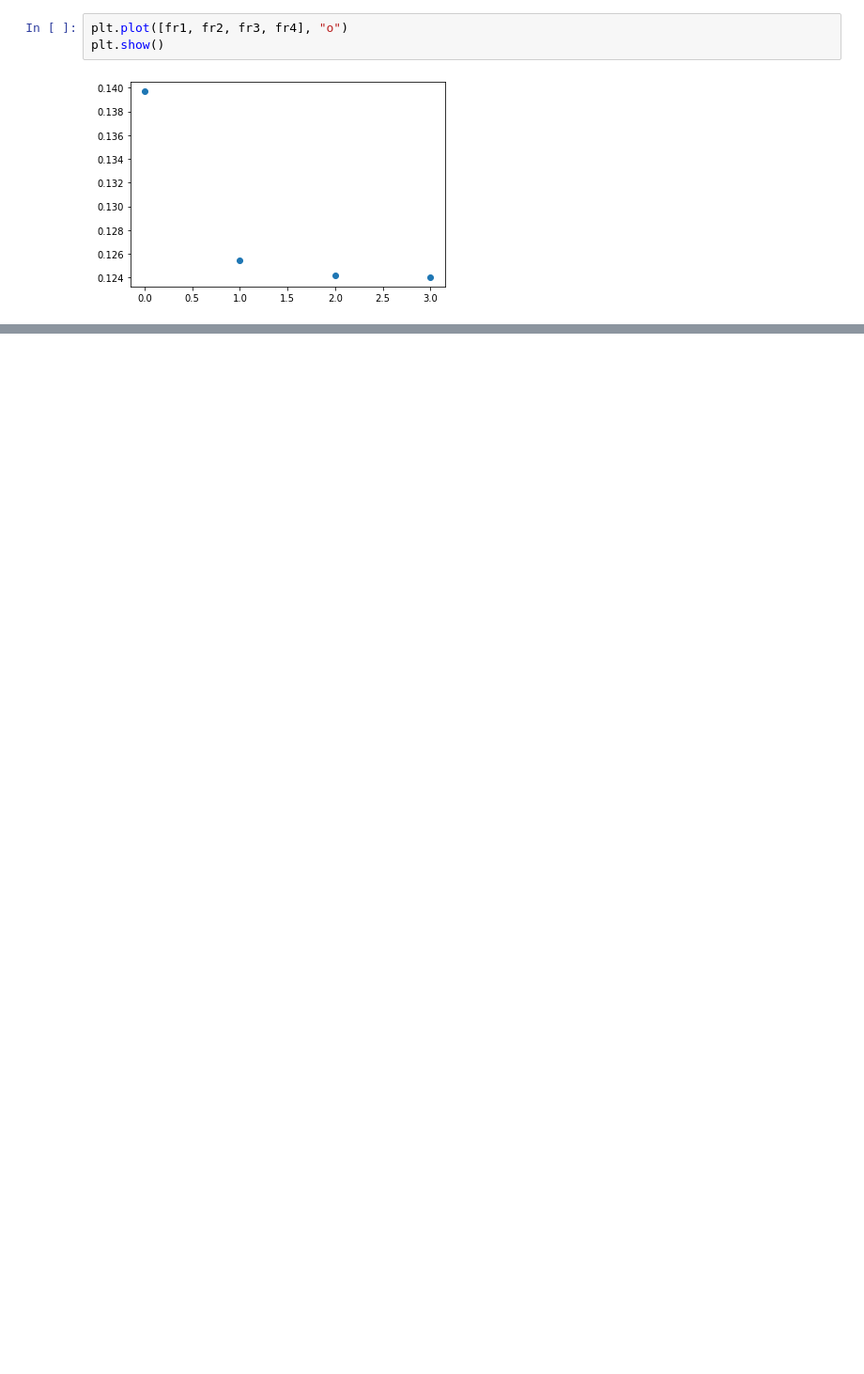
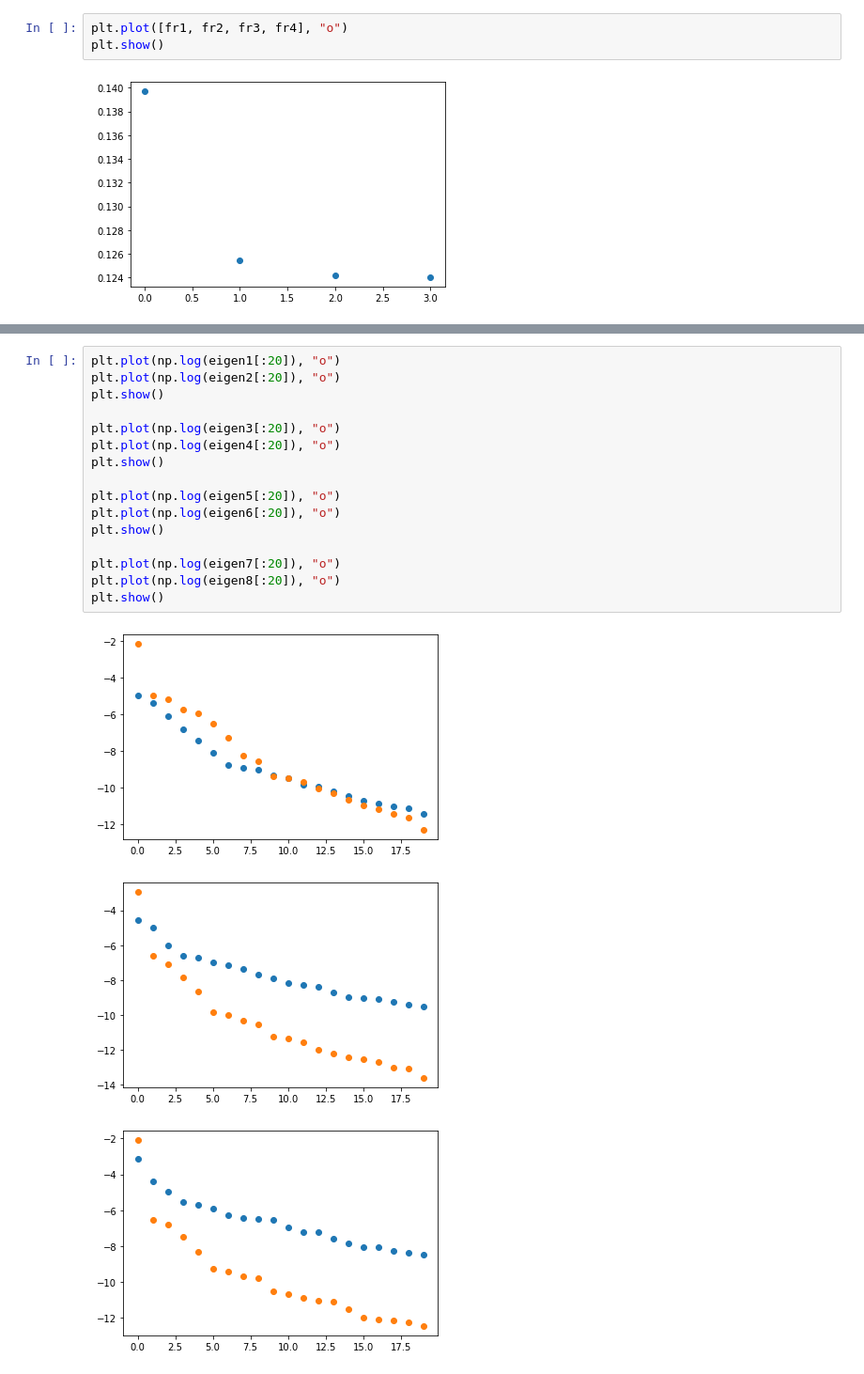
Before and after one commit to KristianWold/Thesis, a Jupyter notebook: notebooks/analysis/Fisher Information Matrix.ipynb, the cells around one changed output, grey strips where cells are left out. Shown at 94% size. Cells and saved outputs as stored; diff of their text form; blank space fills up the shorter version.

```diff
--- a/notebooks/analysis/Fisher Information Matrix.ipynb
+++ b/notebooks/analysis/Fisher Information Matrix.ipynb
@@ -251,0 +287,20 @@ plt.show()
+# %%
+plt.plot(np.log(eigen1[:20]), "o")
+plt.plot(np.log(eigen2[:20]), "o")
+plt.show()
+
+plt.plot(np.log(eigen3[:20]), "o")
+plt.plot(np.log(eigen4[:20]), "o")
+plt.show()
+
+plt.plot(np.log(eigen5[:20]), "o")
+plt.plot(np.log(eigen6[:20]), "o")
+plt.show()
+
+plt.plot(np.log(eigen7[:20]), "o")
+plt.plot(np.log(eigen8[:20]), "o")
+plt.show()
+# %% [output]
+[figure, added]
+[figure, added]
+[figure, added]
```
Also changed, not shown: parts of 5 cells of this notebook, 9 other files.
